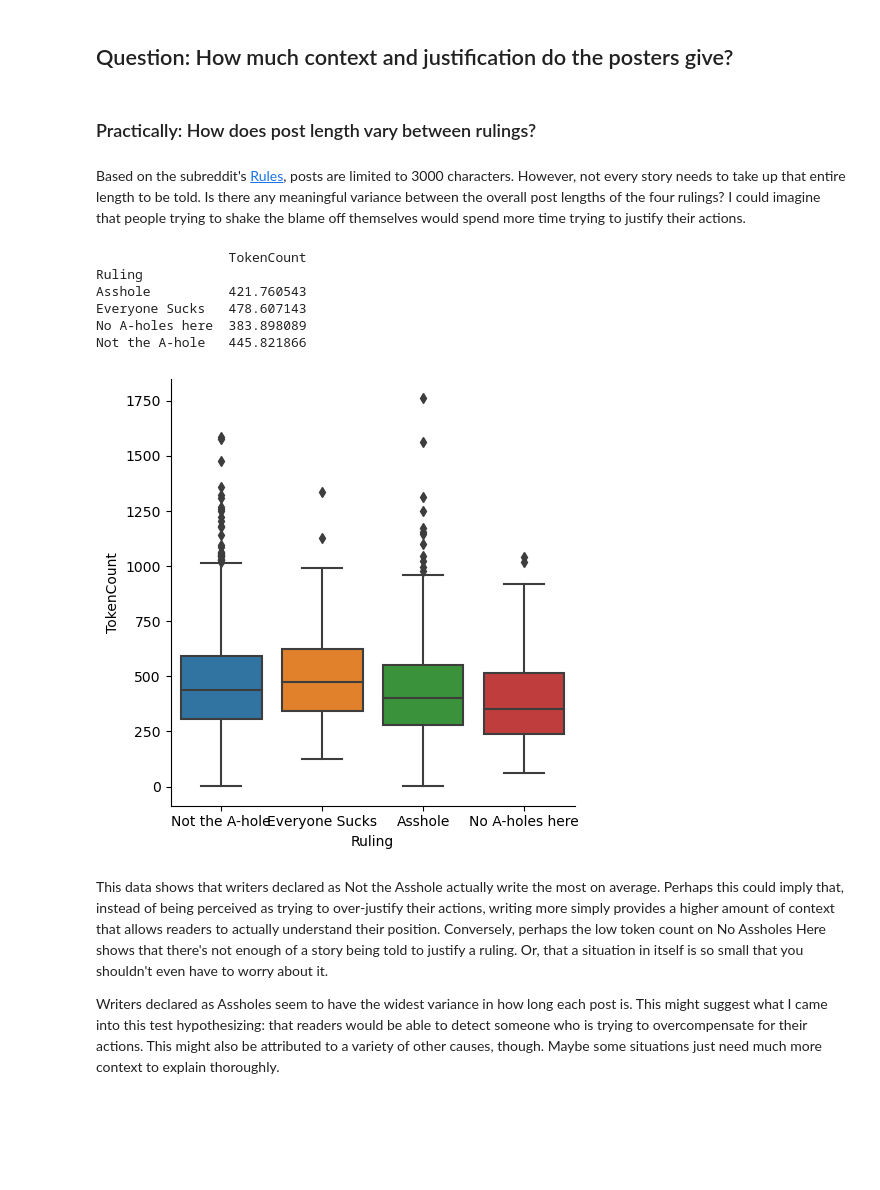
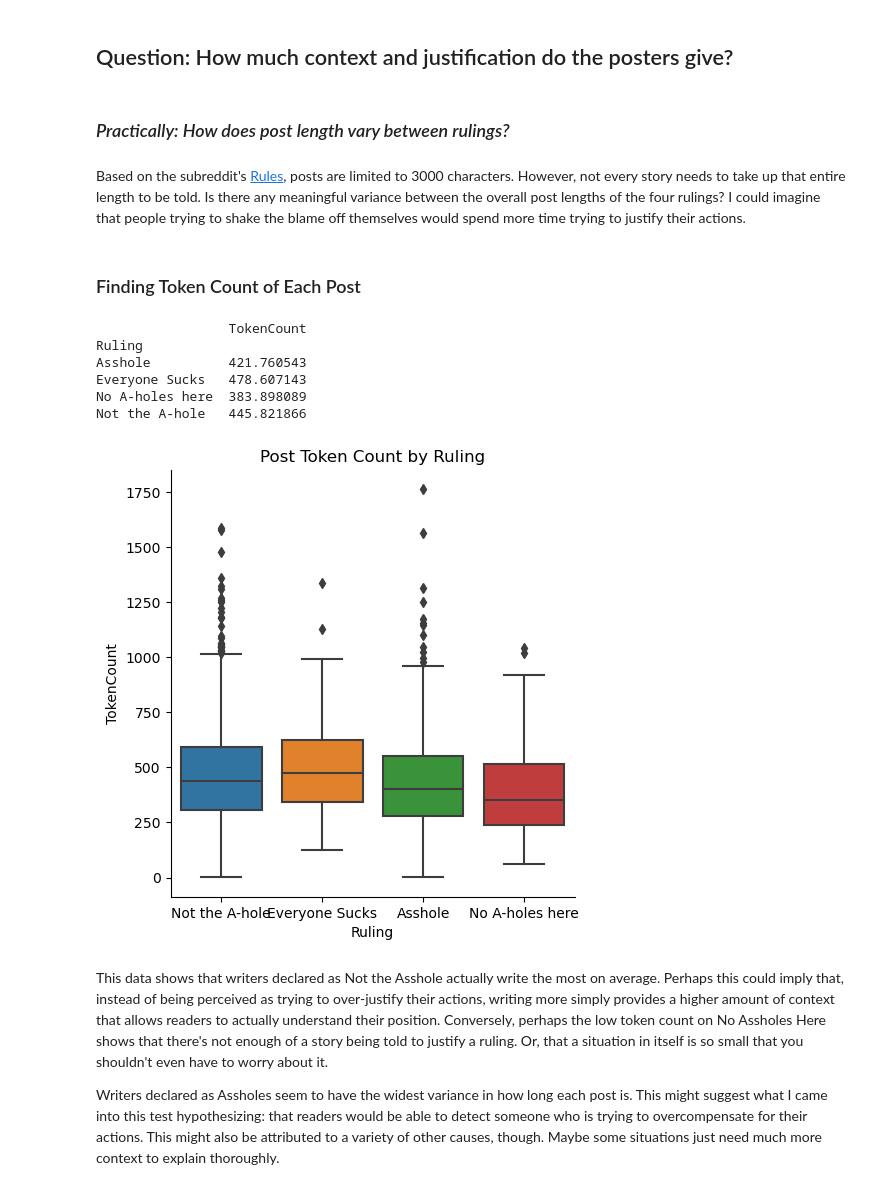
Before and after one commit to Data-Science-for-Linguists-2023/AITA-Blame-Analysis, a Jupyter notebook: code/data_analysis.ipynb, the cells around one changed output. Saved outputs shown, nothing was run; the diff lists cells and outputs as text; code cells hidden in the pictures; blank space fills up the shorter version.

```diff
--- a/code/data_analysis.ipynb
+++ b/code/data_analysis.ipynb
@@ -63,9 +89,11 @@ A vast majority of rulings believe that the poster is not the asshole. There's s
 # %% [markdown]
 ## Question: How much context and justification do the posters give?
 # %% [markdown]
-### Practically: How does post length vary between rulings?
+### _Practically: How does post length vary between rulings?_
 # %% [markdown]
 Based on the subreddit's [Rules](https://www.reddit.com/r/AmItheAsshole/about/rules/), posts are limited to 3000 characters. However, not every story needs to take up that entire length to be told. Is there any meaningful variance between the overall post lengths of the four rulings? I could imagine that people trying to shake the blame off themselves would spend more time trying to justify their actions.
+# %% [markdown]
+### Finding Token Count of Each Post
 # %%
 analysis_df["Tokens"] = analysis_df.Text.map(nltk.word_tokenize)
 analysis_df["TokenCount"] = analysis_df.Tokens.map(lambda x: len(x))
@@ -83,9 +111,11 @@ No A-holes here  383.898089
 Not the A-hole   445.821866
 # %%
 sns.catplot(x="Ruling", y="TokenCount", data=analysis_df, kind="box")
+plt.title("Post Token Count by Ruling")
+plt.savefig('../figures/post_token_count.png')
 plt.show()
 # %% [output]
-[figure, old version]
+[figure, new version]
 # %% [markdown]
 This data shows that writers declared as Not the Asshole actually write the most on average. Perhaps this could imply that, instead of being perceived as trying to over-justify their actions, writing more simply provides a higher amount of context that allows readers to actually understand their position. Conversely, perhaps the low token count on No Assholes Here shows that there's not enough of a story being told to justify a ruling. Or, that a situation in itself is so small that you shouldn't even have to worry about it.
 
```
Also changed, not shown: parts of 41 cells of this notebook, 14 other files.
